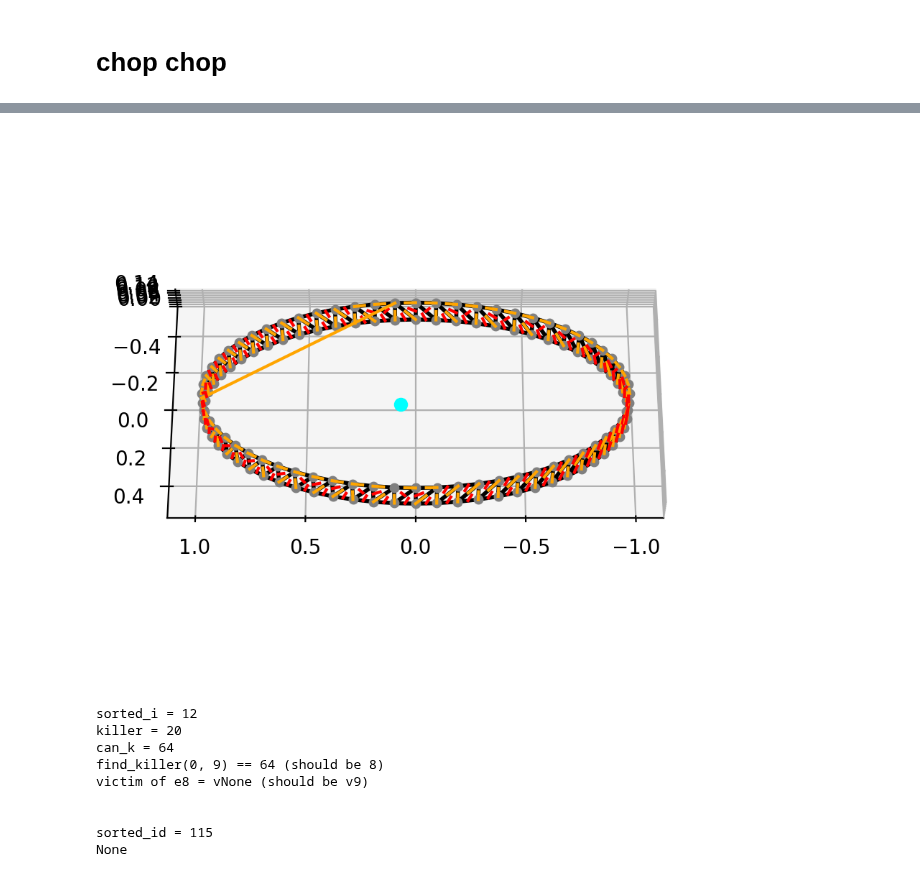
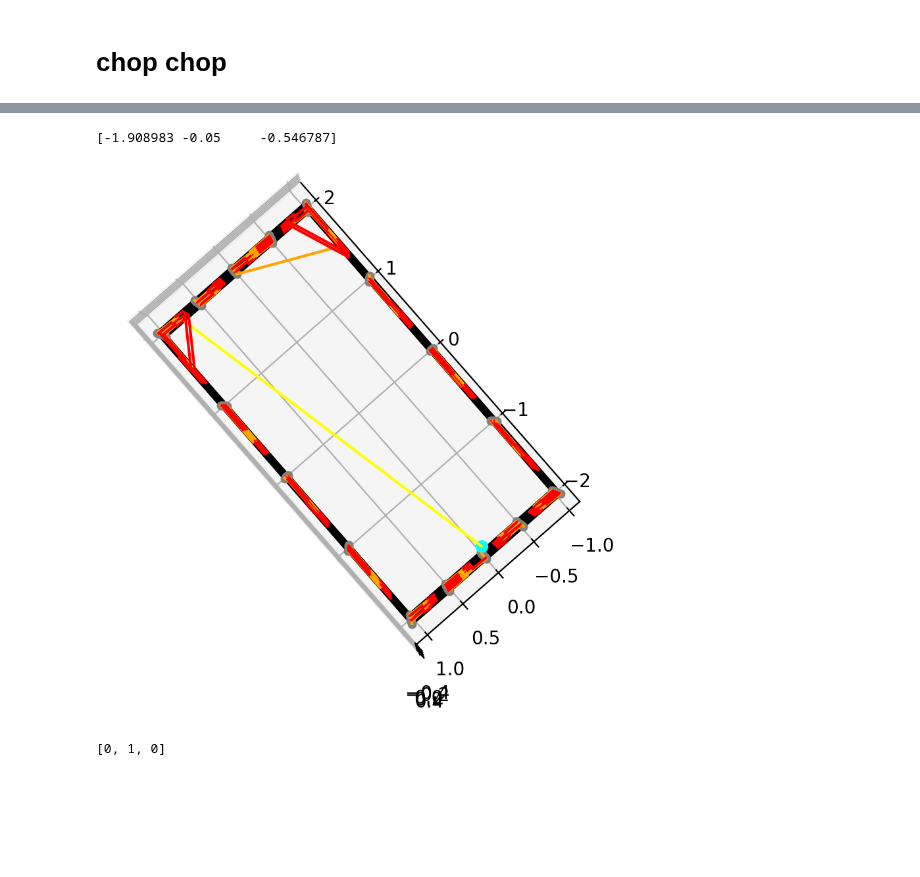
Before and after one commit to medial-ax/medial-ax, a Jupyter notebook: rustbook.ipynb, the cells around one changed output, grey strips where cells are left out. Cells and saved outputs as stored; diff of their text form; code cells hidden in the pictures; blank space fills up the shorter version.

Commit message:
Fix seconds bugs

```diff
--- a/rustbook.ipynb
+++ b/rustbook.ipynb
@@ -107,11 +107,10 @@ medaxdim = 1 # can say example.medial_axis when set
 
 # euclidean prune: all dims
 euclid_prune = True
-prune_dist = 0.2
-
+prune_dist = 0.4
 
 # coboundary: dim 0,2
-cofaceprune = False
+cofaceprune = True
 
 # faceprune: dim 1,2
 faceprune = False
@@ -231,73 +230,45 @@ Wrote output/ellipse2d-extrude-2-GB0.1-GS0.1-MA0.obj
 # %%
 center = gridd.center_index()
-center = (center[0] + 1, center[1], center[2])
+# center = (center[0], 2, 1)
+center = (1, center[1] - 1, 1)
 p0 = gridd.coordinate(center)
+print(p0)
 scratch_state = rs_states[center]
 plt, ax = ourplot.plot_vineyard_results(
   our_complex,
   gridd,
   [], #faces,
-  CameraOpt(azim=90, elev=60),
+  CameraOpt(azim=140, elev=90),
   skip_grid=True,
   only_edges=True,
   complex_vertices=True,
 )
 
 ax.plot([p0[0]], [p0[1]], [p0[2]], 'o', color='cyan')
 
 # killer of v7 is e0
 #
 
 DIM = 1
 # for kk in range(0, 10):
 for kk in range(0, rs_complex.num_simplices_of_dim(DIM)):
   i = scratch_state.stacks[DIM].ordering.inv(kk)
   simp_point = rs_complex.simplices_per_dim[DIM][i].center_point(rs_complex)
   # plotline(ax, p0, simp_point, '-', color='blue')
   k = scratch_state.find_killer(DIM, i)
   v = scratch_state.find_victim(DIM, i)
   if k is not None:
     kp = rs_complex.simplices_per_dim[DIM+1][k].center_point(rs_complex)
     plotline(ax, simp_point, kp, '-', color='red')
   elif v is not None:
     vp = rs_complex.simplices_per_dim[DIM-1][v].center_point(rs_complex)
     plotline(ax, simp_point, vp, '-', color='orange')
+  else:
+    plotline(ax, simp_point, p0, '-', color='yellow')
 # %% [output]
+[-1.908983 -0.05     -0.546787]
-[figure, old version]
+[figure, new version]
-# %%
-# kk=1 . # second closest edge
-# i=8 . # canonical index is e8
-# hehe = [9]  # find_killer(dim=0, v=9) == 8
-# v = 5 . # find_victim(dim=1, e=8) == v5
-
-canonical_vertex = 9
-canonical_edge = 8
-
-
-# killer of v7 is e0
-sorted_i = scratch_state.stacks[0].ordering.map(canonical_vertex)
-print(f'sorted_i = {sorted_i}')
-killer = scratch_state.stacks[1].R.col_with_low(sorted_i)
-print(f'killer = {killer}')
-if killer is not None:
-  can_k = scratch_state.stacks[1].ordering.inv(killer)
-  print(f'can_k = {can_k}') # 8 - this is good
-  print(f'find_killer({0}, {canonical_vertex}) == {can_k} (should be {canonical_edge})')
-
-print(f'victim of e8 = v{scratch_state.find_victim(1, canonical_edge)} (should be v{canonical_vertex})')
-
-print()
-print()
-sorted_id = scratch_state.stacks[1].ordering.map(8)
-print(f'sorted_id = {sorted_id}')
-print(scratch_state.stacks[1].R.colmax(sorted_id))
-# %% [output]
-sorted_i = 12
-killer = 20
-can_k = 64
-find_killer(0, 9) == 64 (should be 8)
-victim of e8 = vNone (should be v9)
-
-
-sorted_id = 115
-None
+# %%
+scratch_state.betti_numbers()
+# %% [output]
+[0, 1, 0]
```
Also changed, not shown: parts of 2 cells of this notebook, 2 other files.
